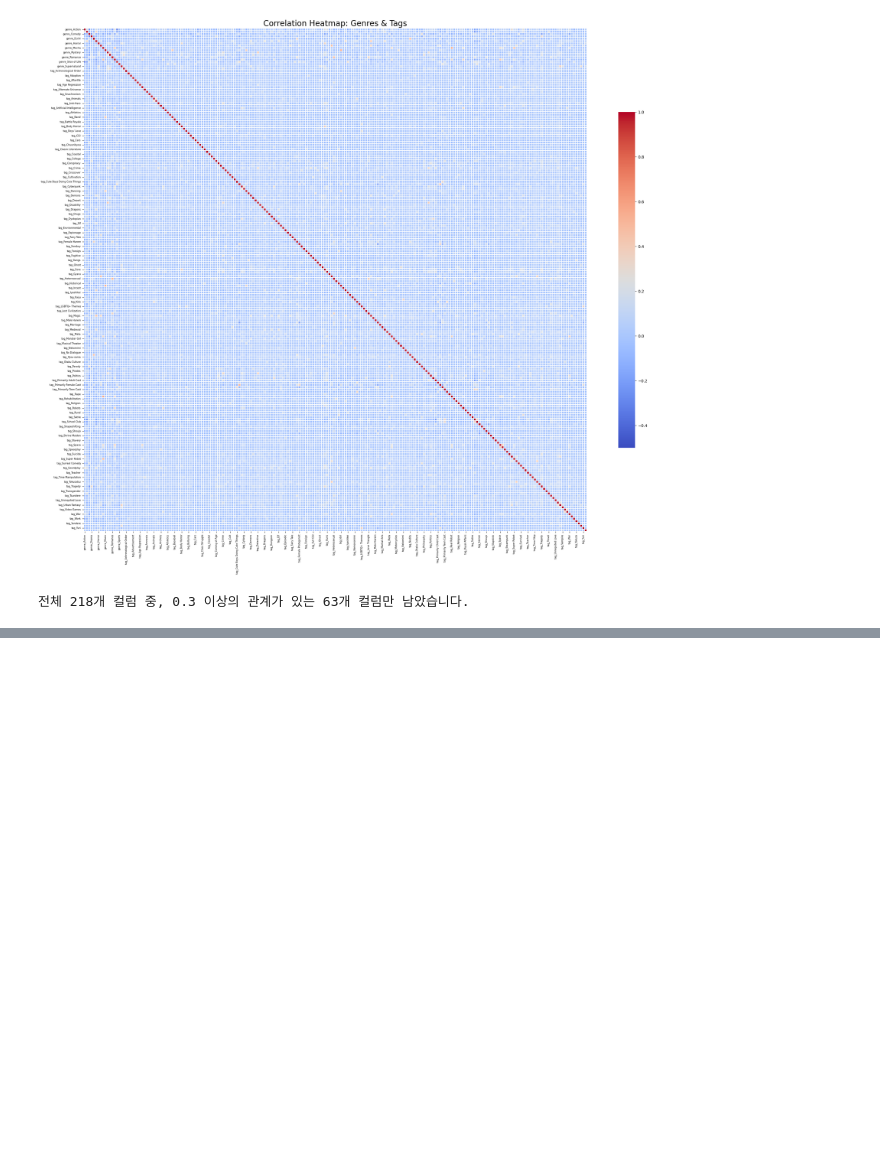
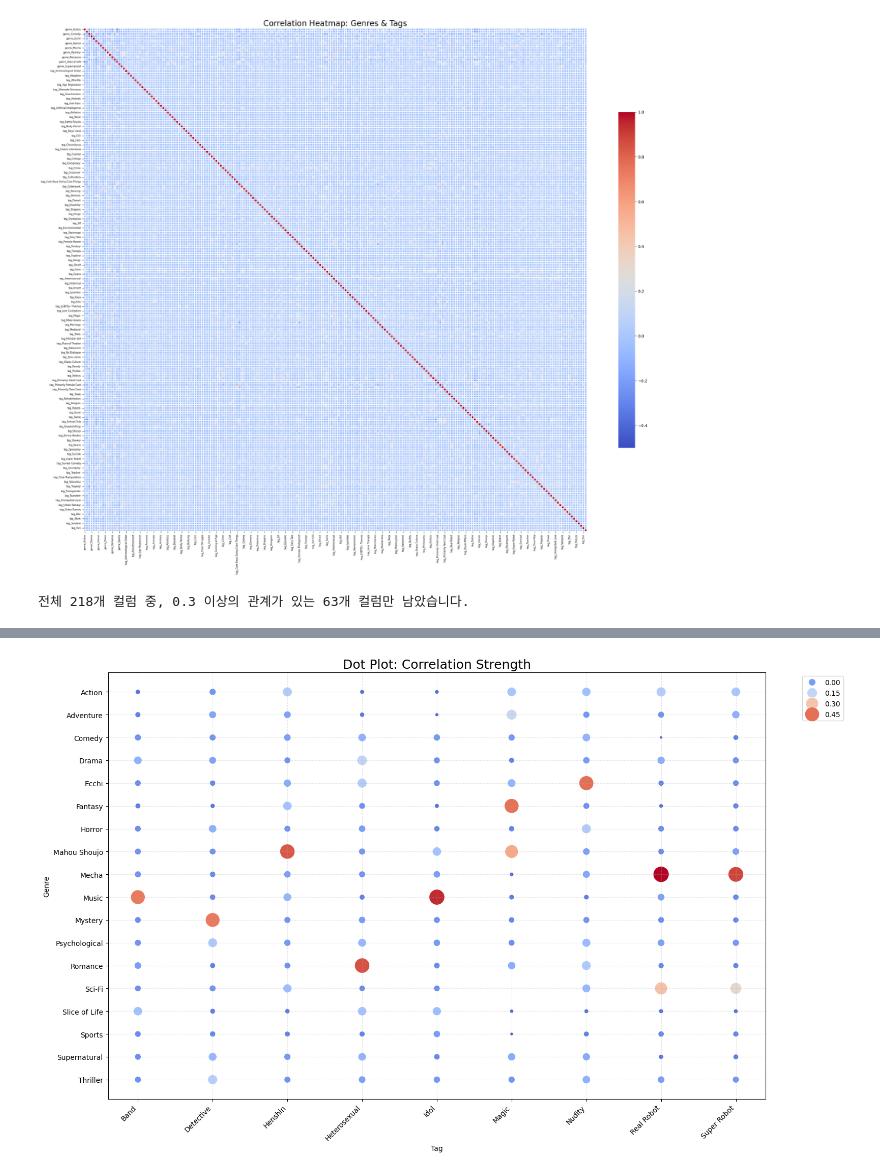
Before and after one commit to sebari1/SKN22-EDA-3Team, a Jupyter notebook: EomHyungEun/eda/notebooks/heatmap.ipynb, the cells around one changed output, grey strips where cells are left out. Cells and saved outputs as stored; diff of their text form; code cells hidden in the pictures; blank space fills up the shorter version.

```diff
--- a/EomHyungEun/eda/notebooks/heatmap.ipynb
+++ b/EomHyungEun/eda/notebooks/heatmap.ipynb
@@ -253,0 +293,28 @@ fig.show()
+# %%
+# 1. 데이터 형태 변환 (Wide -> Long)
+# 히트맵용 행렬(Matrix)을 리스트 형태(Tidy data)로 풀어야 합니다.
+corr_long = filtered_cross_corr.stack().reset_index()
+corr_long.columns = ['Genre', 'Tag', 'Correlation']
+
+# 2. 닷 플롯 그리기
+plt.figure(figsize=(16, 10))
+sns.scatterplot(
+    data=corr_long,
+    x='Tag',
+    y='Genre',
+    size='Correlation',    # 점의 크기 = 상관계수
+    hue='Correlation',     # 점의 색상 = 상관계수
+    sizes=(0, 500),        # 점 크기 범위 (최소, 최대)
+    palette='coolwarm',
+    marker='o'
+)
+
+# 디자인 다듬기
+plt.xticks(rotation=45, ha='right')
+plt.grid(True, linestyle='--', alpha=0.3) # 격자 추가
+plt.legend(bbox_to_anchor=(1.05, 1), loc='upper left') # 범례 밖으로
+plt.title('Dot Plot: Correlation Strength', fontsize=18)
+plt.tight_layout()
+plt.show()
+# %% [output]
+[figure, added]
```
Also changed, not shown: parts of 10 cells of this notebook.
